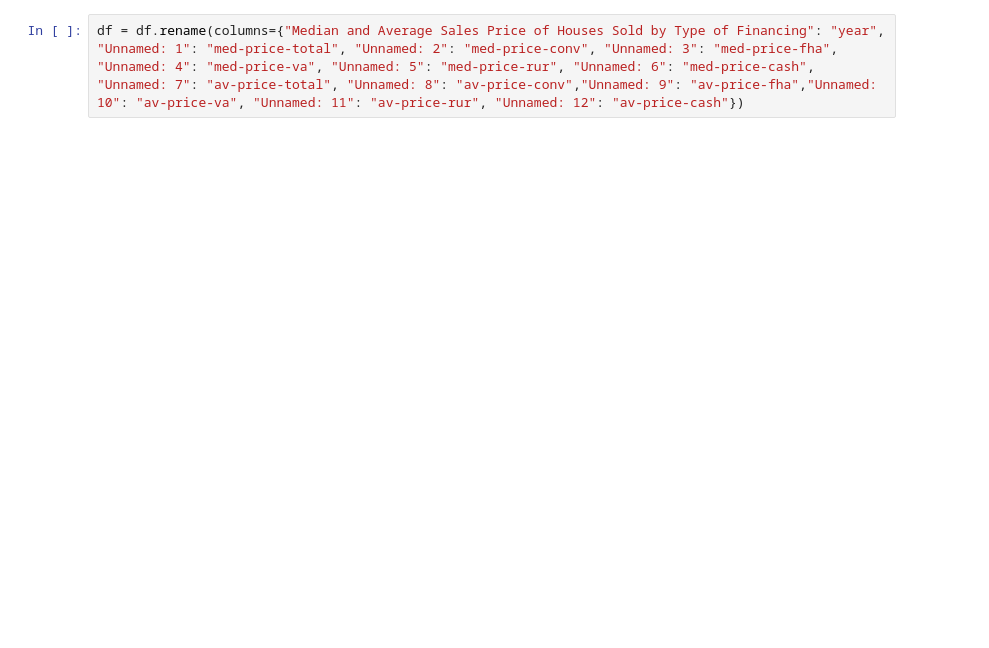
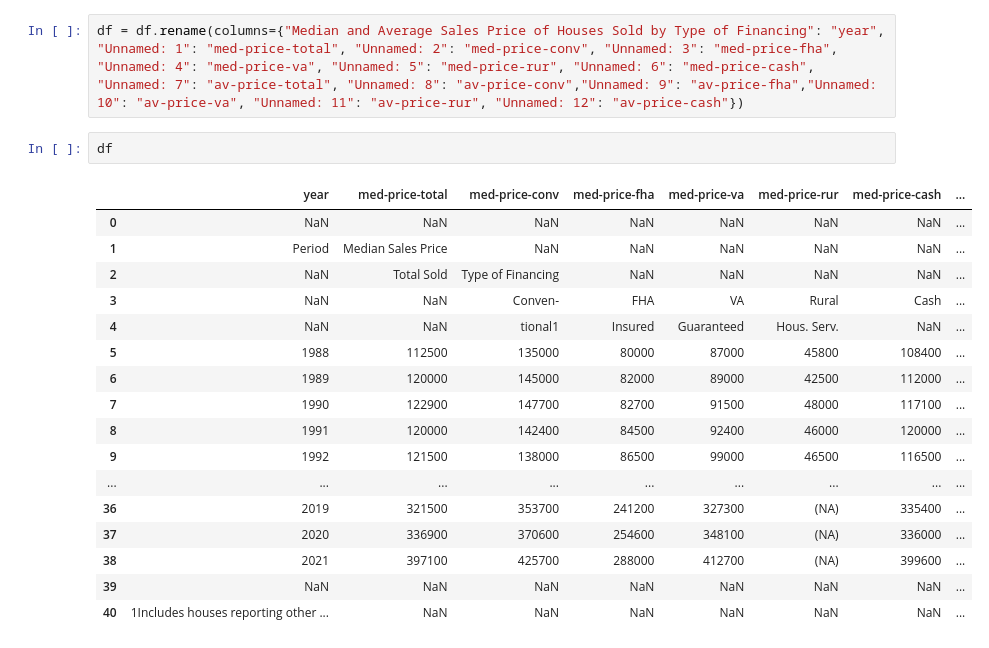
Before and after one commit to mollyboigon/house-price-financing, a Jupyter notebook: house-price-financing.ipynb, the cells around one changed output. Saved outputs shown, nothing was run; the diff lists cells and outputs as text; blank space fills up the shorter version.

```diff
--- a/house-price-financing.ipynb
+++ b/house-price-financing.ipynb
@@ -42,2 +40,22 @@ df.head(10)
 # %%
 df = df.rename(columns={"Median and Average Sales Price of Houses Sold by Type of Financing": "year", "Unnamed: 1": "med-price-total", "Unnamed: 2": "med-price-conv", "Unnamed: 3": "med-price-fha", "Unnamed: 4": "med-price-va", "Unnamed: 5": "med-price-rur", "Unnamed: 6": "med-price-cash", "Unnamed: 7": "av-price-total", "Unnamed: 8": "av-price-conv","Unnamed: 9": "av-price-fha","Unnamed: 10": "av-price-va", "Unnamed: 11": "av-price-rur", "Unnamed: 12": "av-price-cash"})
+# %%
+df
+# %% [output]
+|  | year | med-price-total | med-price-conv | med-price-fha | med-price-va | med-price-rur | med-price-cash | ... |
+| 0 | NaN | NaN | NaN | NaN | NaN | NaN | NaN | ... |
+| 1 | Period | Median Sales Price | NaN | NaN | NaN | NaN | NaN | ... |
+| 2 | NaN | Total Sold | Type of Financing | NaN | NaN | NaN | NaN | ... |
+| 3 | NaN | NaN | Conven- | FHA | VA | Rural | Cash | ... |
+| 4 | NaN | NaN | tional1 | Insured | Guaranteed | Hous. Serv. | NaN | ... |
+| 5 | 1988 | 112500 | 135000 | 80000 | 87000 | 45800 | 108400 | ... |
+| 6 | 1989 | 120000 | 145000 | 82000 | 89000 | 42500 | 112000 | ... |
+| 7 | 1990 | 122900 | 147700 | 82700 | 91500 | 48000 | 117100 | ... |
+| 8 | 1991 | 120000 | 142400 | 84500 | 92400 | 46000 | 120000 | ... |
+| 9 | 1992 | 121500 | 138000 | 86500 | 99000 | 46500 | 116500 | ... |
+| ... | ... | ... | ... | ... | ... | ... | ... | ... |
+| 36 | 2019 | 321500 | 353700 | 241200 | 327300 | (NA) | 335400 | ... |
+| 37 | 2020 | 336900 | 370600 | 254600 | 348100 | (NA) | 336000 | ... |
+| 38 | 2021 | 397100 | 425700 | 288000 | 412700 | (NA) | 399600 | ... |
+| 39 | NaN | NaN | NaN | NaN | NaN | NaN | NaN | ... |
+| 40 | 1Includes houses reporting other ... | NaN | NaN | NaN | NaN | NaN | NaN | ... |
```
Also changed, not shown: parts of 6 cells of this notebook.
